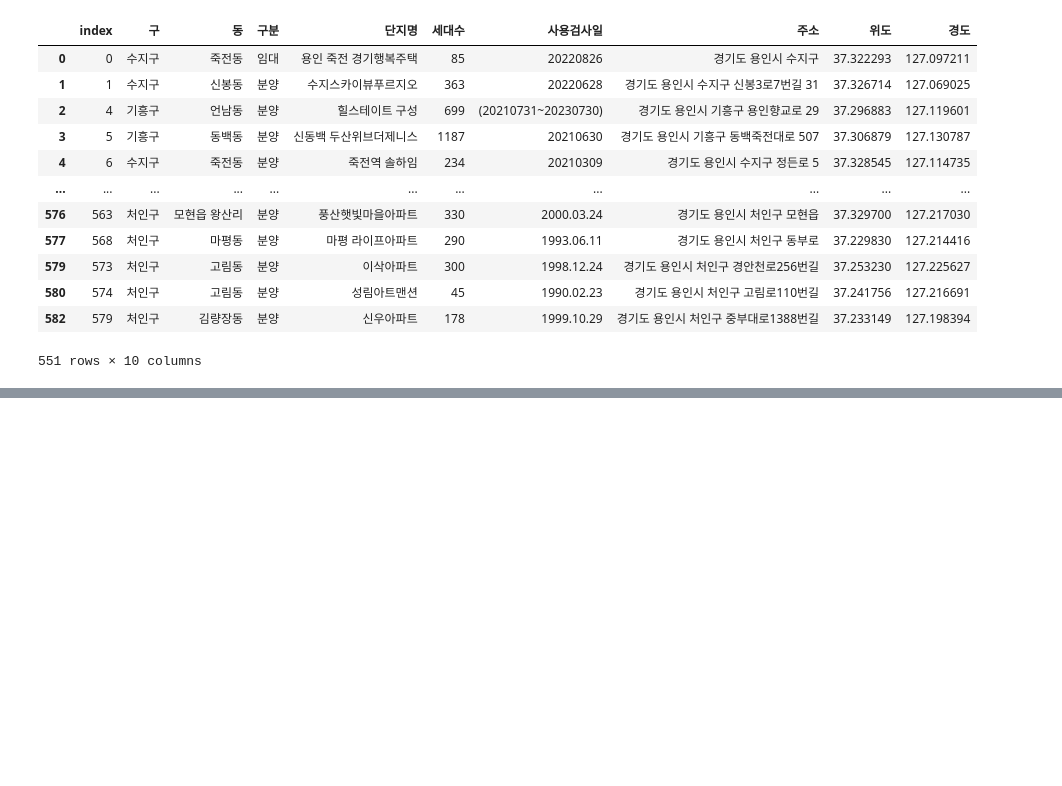
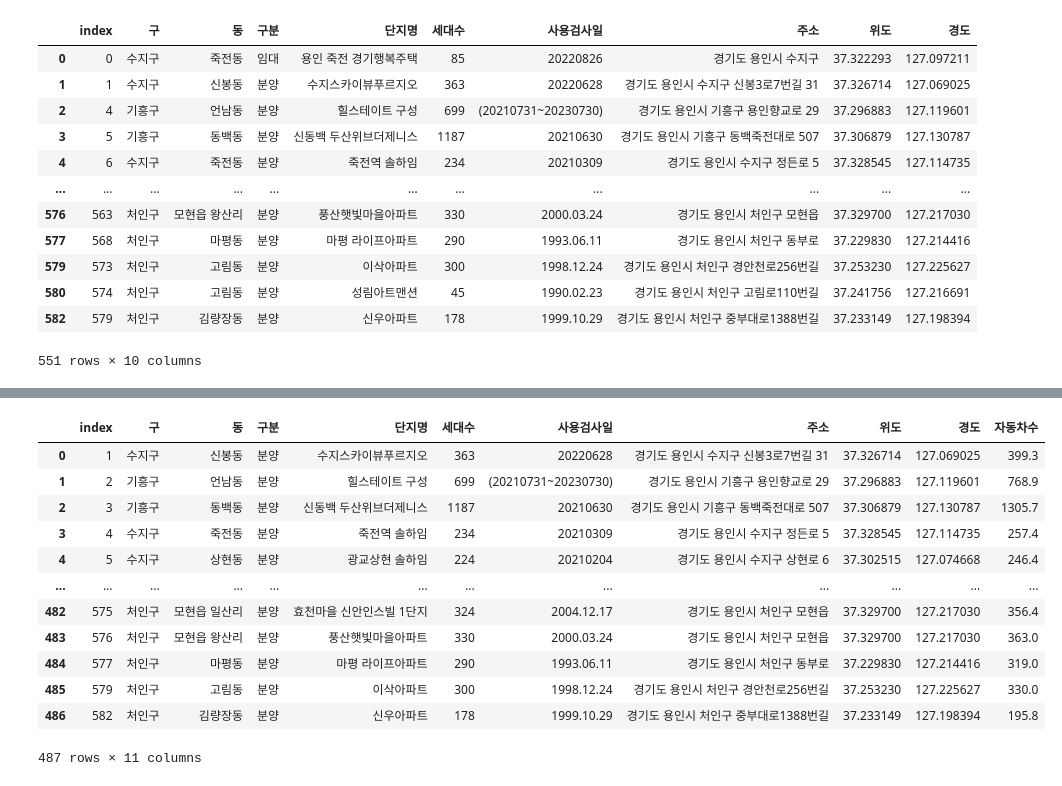
Before and after one commit to jaesoekjjang/ev-station-opt, a Jupyter notebook: code/추가데이터전처리.ipynb, the cells around one changed output, grey strips where cells are left out. Drawn from its saved outputs; the diff is of its cells as text; code cells hidden in the pictures; blank space fills up the shorter version.

```diff
--- a/code/세대수.ipynb
+++ b/code/추가데이터전처리.ipynb
@@ -371,0 +371,3 @@ fin_df.to_csv( '../data/dataset/20220925_아파트정보목록_위경도 추가.
+# %%
+apt_df = fin_df.drop(['index'],axis=1)
+apt_df
@@ -371,0 +388,3 @@ fin_df.to_csv( '../data/dataset/20220925_아파트정보목록_위경도 추가.
+# %%
+apt_df['자동차수']= apt_df['세대수'] * 1.1
+apt_df
@@ -371,0 +405,18 @@ fin_df.to_csv( '../data/dataset/20220925_아파트정보목록_위경도 추가.
+# %%
+apt_df2 = apt_df[apt_df['자동차수']>=100 ]
+apt_df2.reset_index(inplace=True)
+apt_df2
+# %% [output]
+|  | index | 구 | 동 | 구분 | 단지명 | 세대수 | 사용검사일 | 주소 | 위도 | 경도 | 자동차수 |
+| 0 | 1 | 수지구 | 신봉동 | 분양 | 수지스카이뷰푸르지오 | 363 | 20220628 | 경기도 용인시 수지구 신봉3로7번길 31 | 37.326714 | 127.069025 | 399.3 |
+| 1 | 2 | 기흥구 | 언남동 | 분양 | 힐스테이트 구성 | 699 | (20210731~20230730) | 경기도 용인시 기흥구 용인향교로 29 | 37.296883 | 127.119601 | 768.9 |
+| 2 | 3 | 기흥구 | 동백동 | 분양 | 신동백 두산위브더제니스 | 1187 | 20210630 | 경기도 용인시 기흥구 동백죽전대로 507 | 37.306879 | 127.130787 | 1305.7 |
+| 3 | 4 | 수지구 | 죽전동 | 분양 | 죽전역 솔하임 | 234 | 20210309 | 경기도 용인시 수지구 정든로 5 | 37.328545 | 127.114735 | 257.4 |
+| 4 | 5 | 수지구 | 상현동 | 분양 | 광교상현 솔하임 | 224 | 20210204 | 경기도 용인시 수지구 상현로 6 | 37.302515 | 127.074668 | 246.4 |
+| ... | ... | ... | ... | ... | ... | ... | ... | ... | ... | ... | ... |
+| 482 | 575 | 처인구 | 모현읍 일산리 | 분양 | 효천마을 신안인스빌 1단지 | 324 | 2004.12.17 | 경기도 용인시 처인구 모현읍 | 37.329700 | 127.217030 | 356.4 |
+| 483 | 576 | 처인구 | 모현읍 왕산리 | 분양 | 풍산햇빛마을아파트 | 330 | 2000.03.24 | 경기도 용인시 처인구 모현읍 | 37.329700 | 127.217030 | 363.0 |
+| 484 | 577 | 처인구 | 마평동 | 분양 | 마평 라이프아파트 | 290 | 1993.06.11 | 경기도 용인시 처인구 동부로 | 37.229830 | 127.214416 | 319.0 |
+| 485 | 579 | 처인구 | 고림동 | 분양 | 이삭아파트 | 300 | 1998.12.24 | 경기도 용인시 처인구 경안천로256번길 | 37.253230 | 127.225627 | 330.0 |
+| 486 | 582 | 처인구 | 김량장동 | 분양 | 신우아파트 | 178 | 1999.10.29 | 경기도 용인시 처인구 중부대로1388번길 | 37.233149 | 127.198394 | 195.8 |
+487 rows × 11 columns
```
Also changed, not shown: parts of 20 cells of this notebook, 4 other files.
